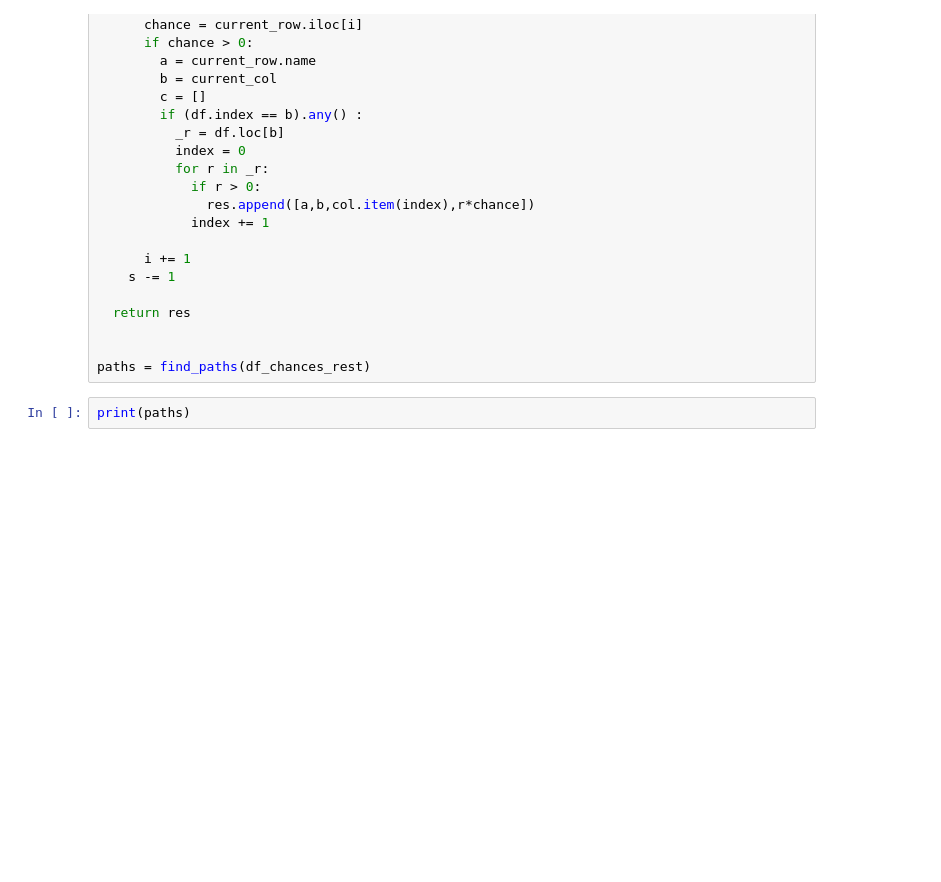
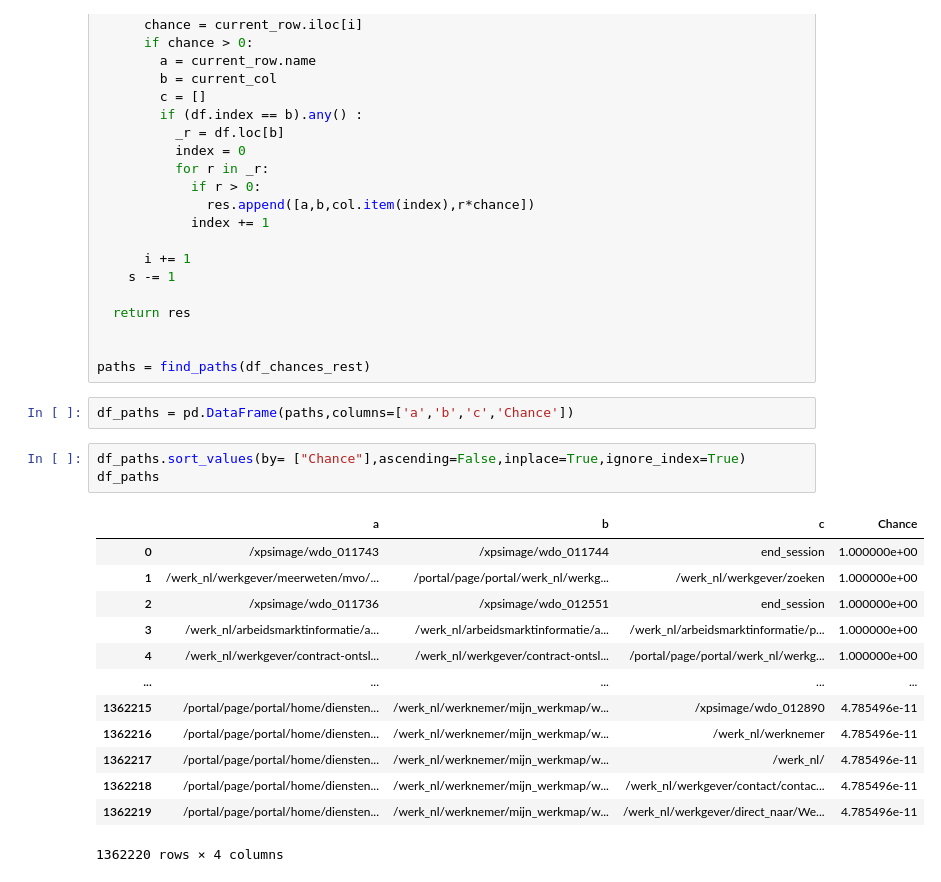
Before and after one commit to kaspergff/Thesis_anomaly_generation, a Jupyter notebook: skipped.ipynb, the cells around one changed output. Cells and saved outputs as stored; diff of their text form; blank space fills up the shorter version.

```diff
--- a/skipped.ipynb
+++ b/skipped.ipynb
@@ -92,5 +121,22 @@ def find_paths(_df:pd.DataFrame,len:int = 3):
 
 
 paths = find_paths(df_chances_rest)
-# %%
-print(paths)
+# %%
+df_paths = pd.DataFrame(paths,columns=['a','b','c','Chance'])
+# %%
+df_paths.sort_values(by= ["Chance"],ascending=False,inplace=True,ignore_index=True)
+df_paths
+# %% [output]
+|  | a | b | c | Chance |
+| 0 | /xpsimage/wdo_011743 | /xpsimage/wdo_011744 | end_session | 1.000000e+00 |
+| 1 | /werk_nl/werkgever/meerweten/mvo/... | /portal/page/portal/werk_nl/werkg... | /werk_nl/werkgever/zoeken | 1.000000e+00 |
+| 2 | /xpsimage/wdo_011736 | /xpsimage/wdo_012551 | end_session | 1.000000e+00 |
+| 3 | /werk_nl/arbeidsmarktinformatie/a... | /werk_nl/arbeidsmarktinformatie/a... | /werk_nl/arbeidsmarktinformatie/p... | 1.000000e+00 |
+| 4 | /werk_nl/werkgever/contract-ontsl... | /werk_nl/werkgever/contract-ontsl... | /portal/page/portal/werk_nl/werkg... | 1.000000e+00 |
+| ... | ... | ... | ... | ... |
+| 1362215 | /portal/page/portal/home/diensten... | /werk_nl/werknemer/mijn_werkmap/w... | /xpsimage/wdo_012890 | 4.785496e-11 |
+| 1362216 | /portal/page/portal/home/diensten... | /werk_nl/werknemer/mijn_werkmap/w... | /werk_nl/werknemer | 4.785496e-11 |
+| 1362217 | /portal/page/portal/home/diensten... | /werk_nl/werknemer/mijn_werkmap/w... | /werk_nl/ | 4.785496e-11 |
+| 1362218 | /portal/page/portal/home/diensten... | /werk_nl/werknemer/mijn_werkmap/w... | /werk_nl/werkgever/contact/contac... | 4.785496e-11 |
+| 1362219 | /portal/page/portal/home/diensten... | /werk_nl/werknemer/mijn_werkmap/w... | /werk_nl/werkgever/direct_naar/We... | 4.785496e-11 |
+1362220 rows × 4 columns
```
Also changed, not shown: parts of 4 cells of this notebook.
